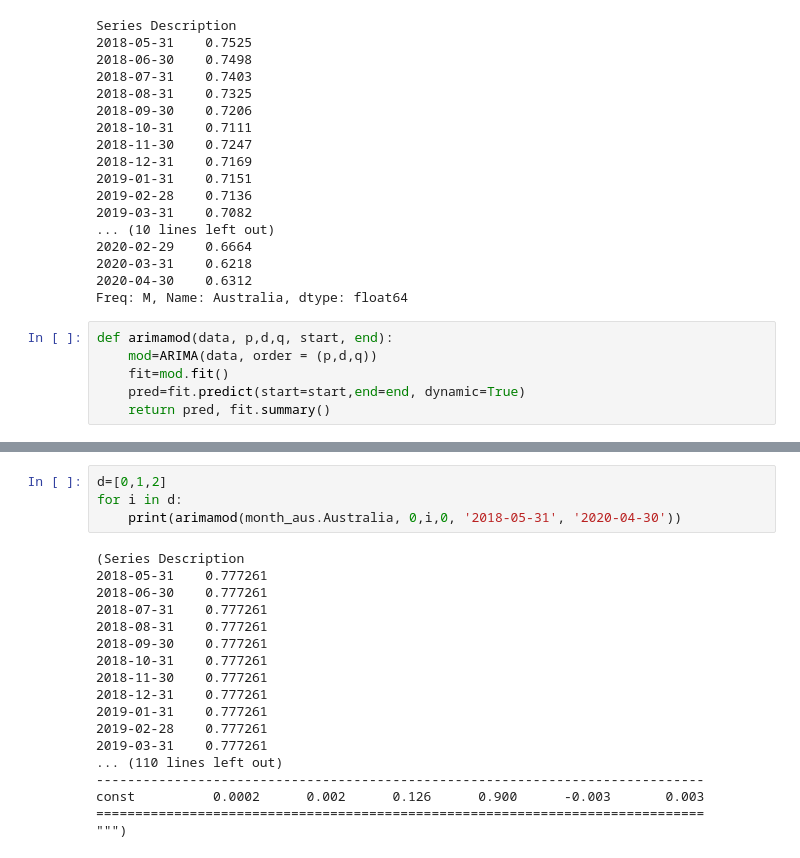
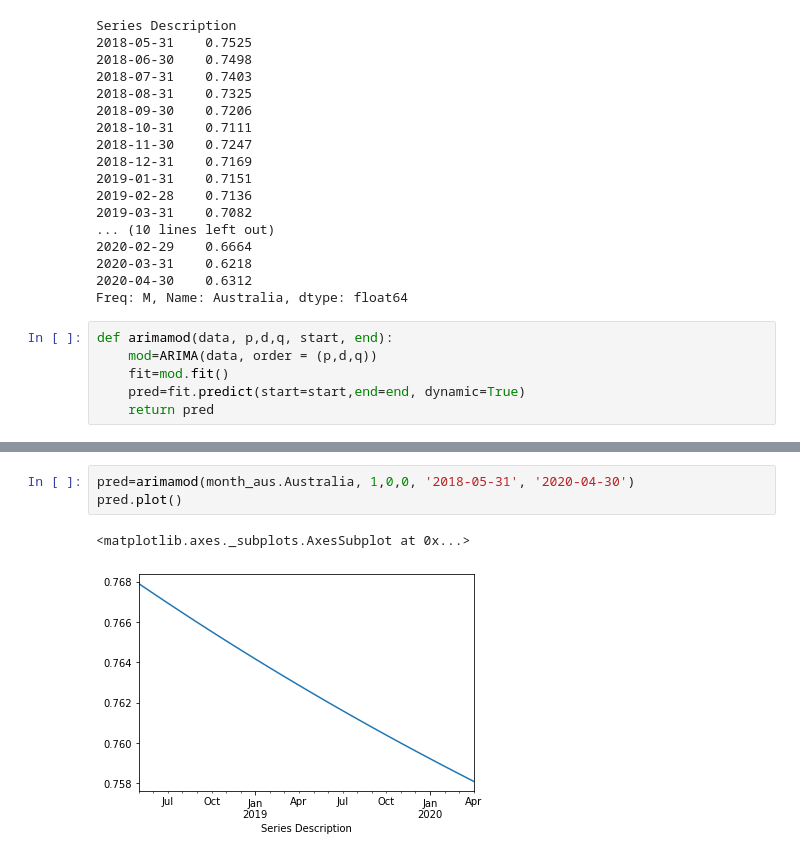
Before and after one commit to marmistead91/Foreign-Exchange-Rates-Time-Series, a Jupyter notebook: Time Series.ipynb, the cells around one changed output, grey strips where cells are left out. Cells and saved outputs as stored; diff of their text form.

Commit message:
figured out parameters for arima

```diff
--- a/Time Series.ipynb
+++ b/Time Series.ipynb
@@ -565,4 +551,4 @@ def arimamod(data, p,d,q, start, end):
     mod=ARIMA(data, order = (p,d,q))
     fit=mod.fit()
     pred=fit.predict(start=start,end=end, dynamic=True)
-    return pred, fit.summary()
+    return pred
@@ -569,22 +605,6 @@ def arimamod(data, p,d,q, start, end):
 # %%
-d=[0,1,2]
-for i in d:
-    print(arimamod(month_aus.Australia, 0,i,0, '2018-05-31', '2020-04-30'))
+pred=arimamod(month_aus.Australia, 1,0,0, '2018-05-31', '2020-04-30')
+pred.plot()
 # %% [output]
-(Series Description
-2018-05-31    0.777261
-2018-06-30    0.777261
-2018-07-31    0.777261
-2018-08-31    0.777261
-2018-09-30    0.777261
-2018-10-31    0.777261
-2018-11-30    0.777261
-2018-12-31    0.777261
-2019-01-31    0.777261
-2019-02-28    0.777261
-2019-03-31    0.777261
-... (110 lines left out)
-------------------------------------------------------------------------------
-const          0.0002      0.002      0.126      0.900      -0.003       0.003
-==============================================================================
-""")
+<matplotlib.axes._subplots.AxesSubplot at 0x...>
+[figure, added]
```
Also changed, not shown: parts of 10 cells of this notebook.
